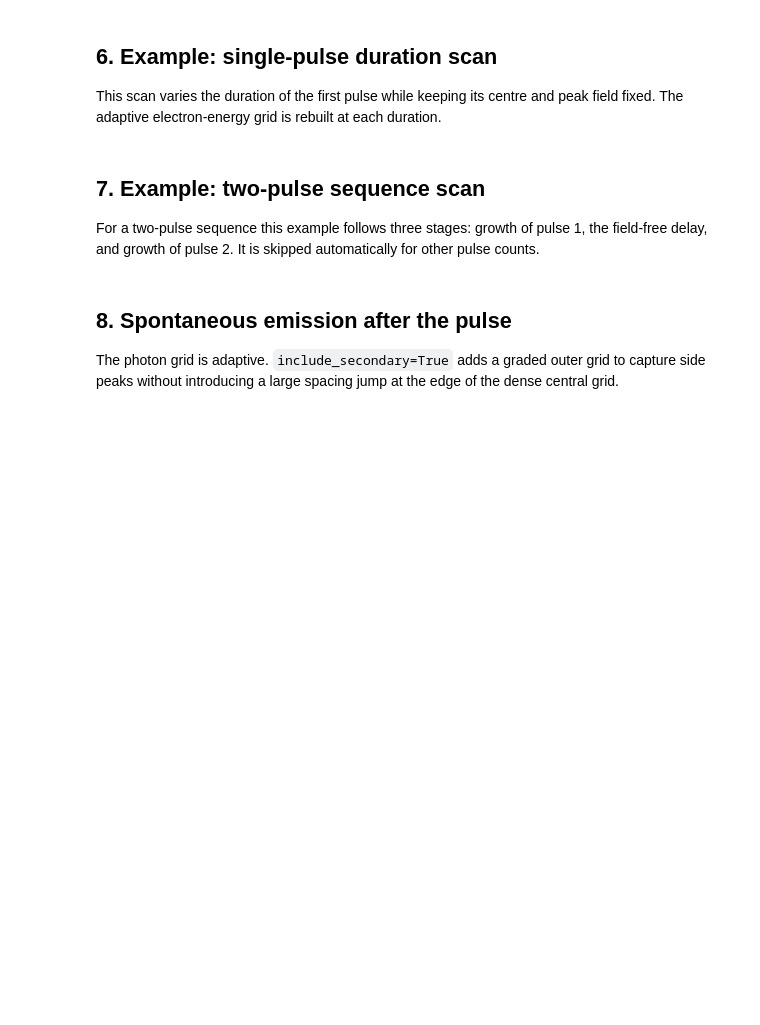
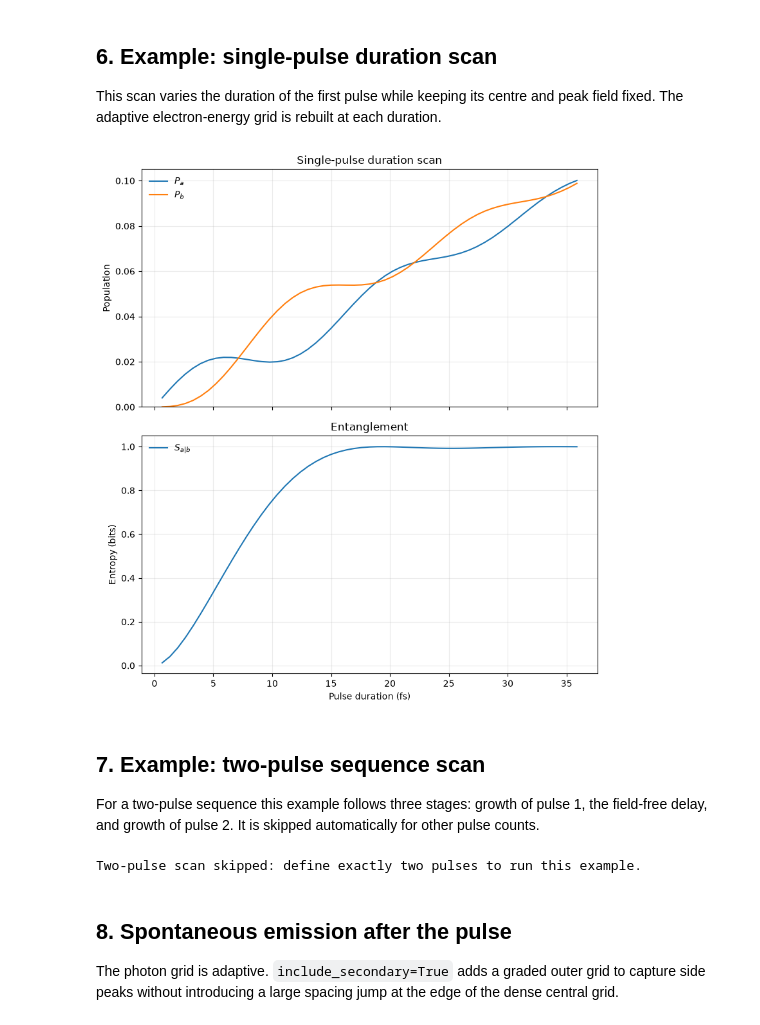
Before and after one commit to AxelStenquist/GE_Entanglement, a Jupyter notebook: multipulse/Run_Multipulse.ipynb, the cells around one changed output. Saved outputs shown, nothing was run; the diff lists cells and outputs as text; code cells hidden in the pictures; blank space fills up the shorter version.

```diff
--- a/multipulse/Run_Multipulse.ipynb
+++ b/multipulse/Run_Multipulse.ipynb
@@ -152,35 +160,37 @@ for i, tau_value in enumerate(tau_scan):
         t_Is[:1],
         eps_ba,
         typ,
         abs(EI[0] * z12),
         adaptive=True,
     )
 
     _, _, _, c_a_current, c_b_current = WF_amp_Npulse(
         t=t_current,
         eps=eps_current,
         t_Is=t_Is[:1],
         EI=EI[:1],
         tau_I=tau_current,
         omega_0=omega_0,
         z12=z12,
         z0=z0,
         typ=typ,
         depletion=True,
     )
 
-    P_a_scan[i] = np.trapz(np.abs(c_a_current) ** 2, x=eps_current)
-    P_b_scan[i] = np.trapz(np.abs(c_b_current) ** 2, x=eps_current)
+    P_a_scan[i] = np.trapezoid(np.abs(c_a_current) ** 2, x=eps_current)
+    P_b_scan[i] = np.trapezoid(np.abs(c_b_current) ** 2, x=eps_current)
     SvN_scan[i] = entanglement_ab(eps_current, c_a_current, c_b_current)
 
 plot_scan_results(
     tau_scan * gf.AU_TIME*1e-3,
     populations={r"$P_a$": P_a_scan, r"$P_b$": P_b_scan},
     entropies={r"$S_{a|b}$": SvN_scan},
     x_label="Pulse duration (fs)",
     title="Single-pulse duration scan",
 )
 plt.show()
+# %% [output]
+[figure, added]
 # %% [markdown]
 ## 7. Example: two-pulse sequence scan
 
@@ -209,8 +219,8 @@ if len(tau_I) == 2:
             t_current, eps_current, centres, fields, widths,
             omega_0, z12, z0, typ, depletion=True,
         )
-        P_a_two[cursor] = np.trapz(np.abs(ca) ** 2, x=eps_current)
-        P_b_two[cursor] = np.trapz(np.abs(cb) ** 2, x=eps_current)
+        P_a_two[cursor] = np.trapezoid(np.abs(ca) ** 2, x=eps_current)
+        P_b_two[cursor] = np.trapezoid(np.abs(cb) ** 2, x=eps_current)
         SvN_two[cursor] = entanglement_ab(eps_current, ca, cb)
         cursor += 1
 
@@ -226,8 +236,8 @@ if len(tau_I) == 2:
             t_current, eps_current, centres, EI, widths,
             omega_0, z12, z0, typ, depletion=True,
         )
-        P_a_two[cursor] = np.trapz(np.abs(ca) ** 2, x=eps_current)
-        P_b_two[cursor] = np.trapz(np.abs(cb) ** 2, x=eps_current)
+        P_a_two[cursor] = np.trapezoid(np.abs(ca) ** 2, x=eps_current)
+        P_b_two[cursor] = np.trapezoid(np.abs(cb) ** 2, x=eps_current)
         SvN_two[cursor] = entanglement_ab(eps_current, ca, cb)
         cursor += 1
 
@@ -240,8 +250,8 @@ if len(tau_I) == 2:
             t_current, eps_current, t_Is, EI, widths,
             omega_0, z12, z0, typ, depletion=True,
         )
-        P_a_two[cursor] = np.trapz(np.abs(ca) ** 2, x=eps_current)
-        P_b_two[cursor] = np.trapz(np.abs(cb) ** 2, x=eps_current)
+        P_a_two[cursor] = np.trapezoid(np.abs(ca) ** 2, x=eps_current)
+        P_b_two[cursor] = np.trapezoid(np.abs(cb) ** 2, x=eps_current)
         SvN_two[cursor] = entanglement_ab(eps_current, ca, cb)
         cursor += 1
 
@@ -255,6 +265,8 @@ if len(tau_I) == 2:
     plt.show()
 else:
     print("Two-pulse scan skipped: define exactly two pulses to run this example.")
+# %% [output]
+Two-pulse scan skipped: define exactly two pulses to run this example.
 # %% [markdown]
 ## 8. Spontaneous emission after the pulse
 
```
Also changed, not shown: parts of 6 cells of this notebook, 3 other files.
